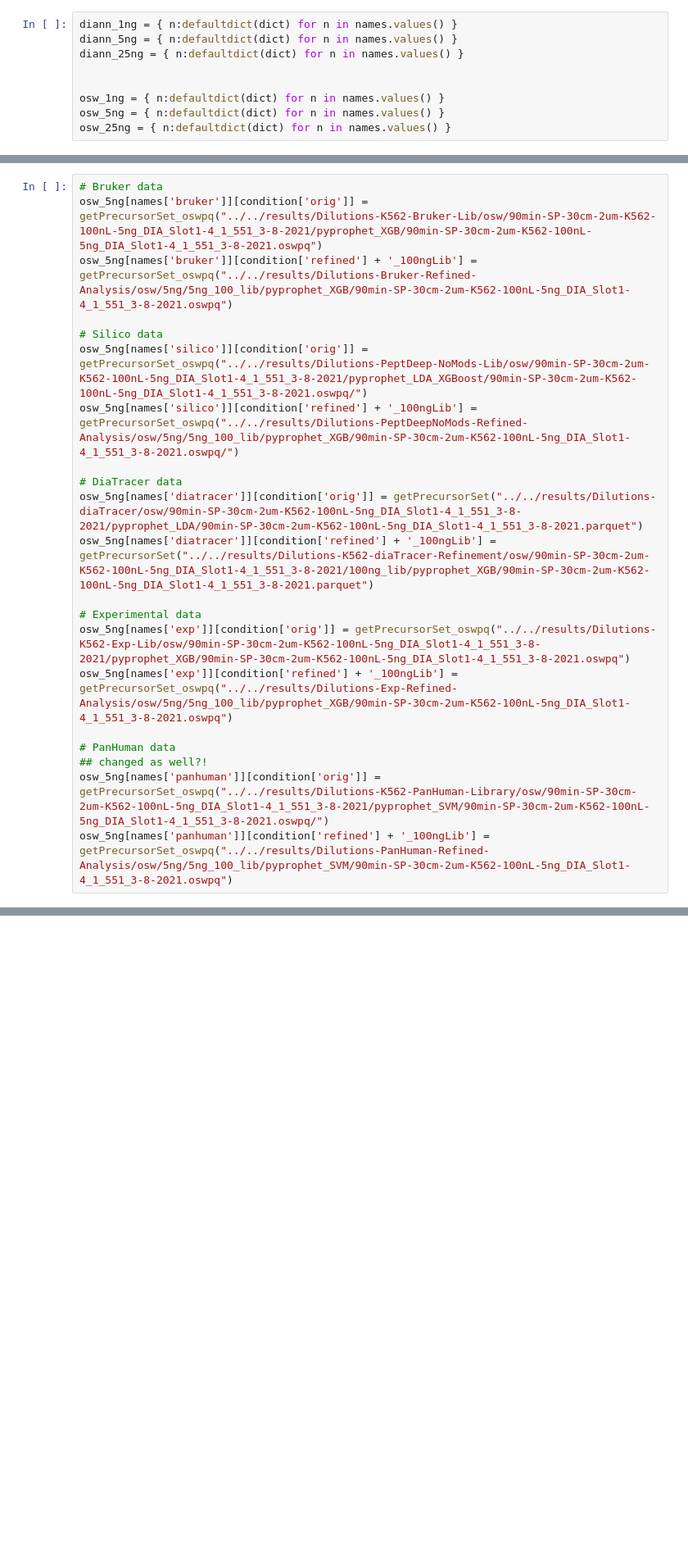
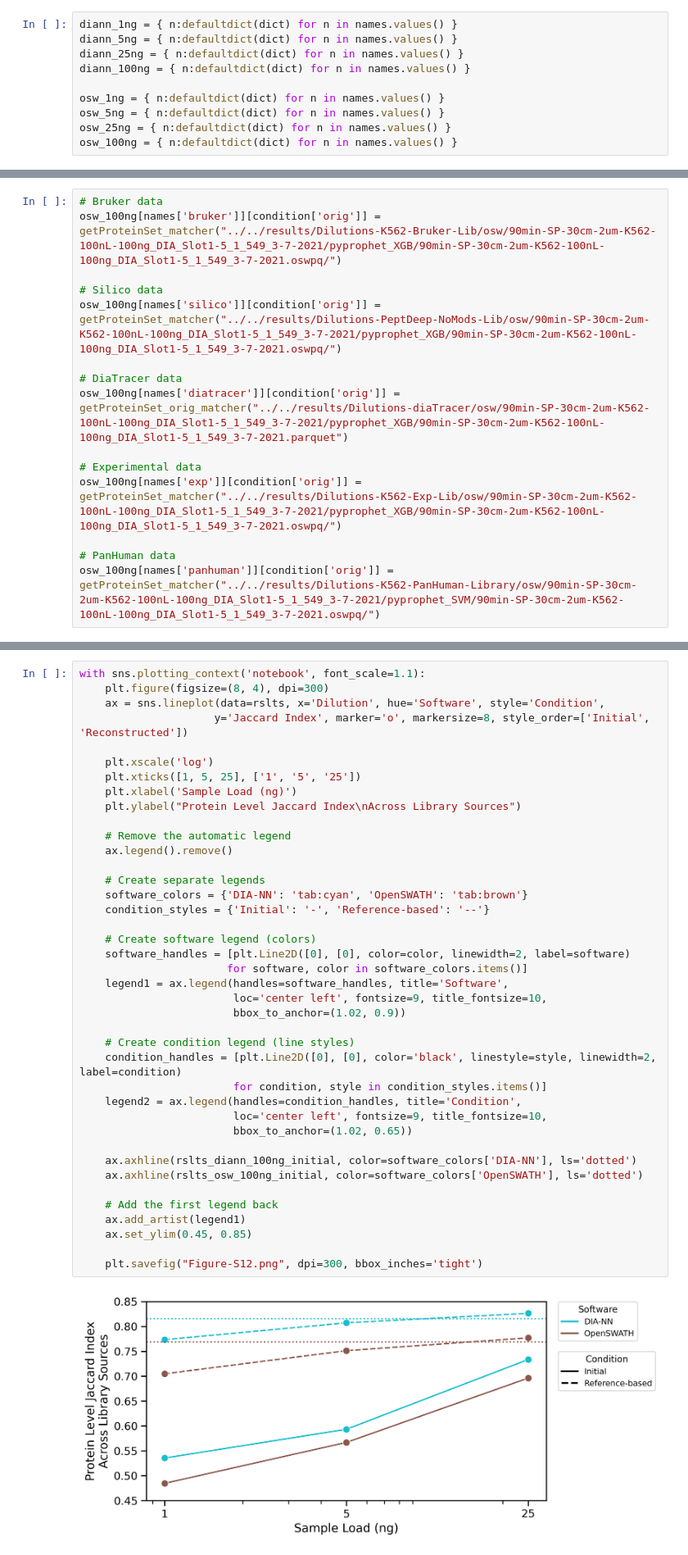
Before and after one commit to jcharkow/reference-based-diaPASEF-Libraries, a Jupyter notebook: figures/Supplemental/Figure-S12.ipynb, the cells around one changed output, grey strips where cells are left out. Shown at 82% size. Saved outputs shown, nothing was run; the diff lists cells and outputs as text; blank space fills up the shorter version.

```diff
--- a/figures/Supplemental/Figure-S12.ipynb
+++ b/figures/Supplemental/Figure-S12.ipynb
@@ -57,10 +61,11 @@ condition_palette = {
 diann_1ng = { n:defaultdict(dict) for n in names.values() }
 diann_5ng = { n:defaultdict(dict) for n in names.values() }
 diann_25ng = { n:defaultdict(dict) for n in names.values() }
-
+diann_100ng = { n:defaultdict(dict) for n in names.values() }
 
 osw_1ng = { n:defaultdict(dict) for n in names.values() }
 osw_5ng = { n:defaultdict(dict) for n in names.values() }
 osw_25ng = { n:defaultdict(dict) for n in names.values() }
+osw_100ng = { n:defaultdict(dict) for n in names.values() }
 # %% [markdown]
 ##### **DIA-NN Results**
@@ -195,22 +628,16 @@ osw_1ng[names['panhuman']][condition['refined'] + '_100ngLib'] = getPrecursorSet
 # %%
 # Bruker data
-osw_5ng[names['bruker']][condition['orig']] = getPrecursorSet_oswpq("../../results/Dilutions-K562-Bruker-Lib/osw/90min-SP-30cm-2um-K562-100nL-5ng_DIA_Slot1-4_1_551_3-8-2021/pyprophet_XGB/90min-SP-30cm-2um-K562-100nL-5ng_DIA_Slot1-4_1_551_3-8-2021.oswpq")
-osw_5ng[names['bruker']][condition['refined'] + '_100ngLib'] = getPrecursorSet_oswpq("../../results/Dilutions-Bruker-Refined-Analysis/osw/5ng/5ng_100_lib/pyprophet_XGB/90min-SP-30cm-2um-K562-100nL-5ng_DIA_Slot1-4_1_551_3-8-2021.oswpq")
+osw_100ng[names['bruker']][condition['orig']] = getProteinSet_matcher("../../results/Dilutions-K562-Bruker-Lib/osw/90min-SP-30cm-2um-K562-100nL-100ng_DIA_Slot1-5_1_549_3-7-2021/pyprophet_XGB/90min-SP-30cm-2um-K562-100nL-100ng_DIA_Slot1-5_1_549_3-7-2021.oswpq/")
 
 # Silico data
-osw_5ng[names['silico']][condition['orig']] = getPrecursorSet_oswpq("../../results/Dilutions-PeptDeep-NoMods-Lib/osw/90min-SP-30cm-2um-K562-100nL-5ng_DIA_Slot1-4_1_551_3-8-2021/pyprophet_LDA_XGBoost/90min-SP-30cm-2um-K562-100nL-5ng_DIA_Slot1-4_1_551_3-8-2021.oswpq/")
-osw_5ng[names['silico']][condition['refined'] + '_100ngLib'] = getPrecursorSet_oswpq("../../results/Dilutions-PeptDeepNoMods-Refined-Analysis/osw/5ng/5ng_100_lib/pyprophet_XGB/90min-SP-30cm-2um-K562-100nL-5ng_DIA_Slot1-4_1_551_3-8-2021.oswpq/")
+osw_100ng[names['silico']][condition['orig']] = getProteinSet_matcher("../../results/Dilutions-PeptDeep-NoMods-Lib/osw/90min-SP-30cm-2um-K562-100nL-100ng_DIA_Slot1-5_1_549_3-7-2021/pyprophet_XGB/90min-SP-30cm-2um-K562-100nL-100ng_DIA_Slot1-5_1_549_3-7-2021.oswpq/")
 
 # DiaTracer data
-osw_5ng[names['diatracer']][condition['orig']] = getPrecursorSet("../../results/Dilutions-diaTracer/osw/90min-SP-30cm-2um-K562-100nL-5ng_DIA_Slot1-4_1_551_3-8-2021/pyprophet_LDA/90min-SP-30cm-2um-K562-100nL-5ng_DIA_Slot1-4_1_551_3-8-2021.parquet")
-osw_5ng[names['diatracer']][condition['refined'] + '_100ngLib'] = getPrecursorSet("../../results/Dilutions-K562-diaTracer-Refinement/osw/90min-SP-30cm-2um-K562-100nL-5ng_DIA_Slot1-4_1_551_3-8-2021/100ng_lib/pyprophet_XGB/90min-SP-30cm-2um-K562-100nL-5ng_DIA_Slot1-4_1_551_3-8-2021.parquet")
+osw_100ng[names['diatracer']][condition['orig']] = getProteinSet_orig_matcher("../../results/Dilutions-diaTracer/osw/90min-SP-30cm-2um-K562-100nL-100ng_DIA_Slot1-5_1_549_3-7-2021/pyprophet_XGB/90min-SP-30cm-2um-K562-100nL-100ng_DIA_Slot1-5_1_549_3-7-2021.parquet")
 
 # Experimental data
-osw_5ng[names['exp']][condition['orig']] = getPrecursorSet_oswpq("../../results/Dilutions-K562-Exp-Lib/osw/90min-SP-30cm-2um-K562-100nL-5ng_DIA_Slot1-4_1_551_3-8-2021/pyprophet_XGB/90min-SP-30cm-2um-K562-100nL-5ng_DIA_Slot1-4_1_551_3-8-2021.oswpq")
-osw_5ng[names['exp']][condition['refined'] + '_100ngLib'] = getPrecursorSet_oswpq("../../results/Dilutions-Exp-Refined-Analysis/osw/5ng/5ng_100_lib/pyprophet_XGB/90min-SP-30cm-2um-K562-100nL-5ng_DIA_Slot1-4_1_551_3-8-2021.oswpq")
+osw_100ng[names['exp']][condition['orig']] = getProteinSet_matcher("../../results/Dilutions-K562-Exp-Lib/osw/90min-SP-30cm-2um-K562-100nL-100ng_DIA_Slot1-5_1_549_3-7-2021/pyprophet_XGB/90min-SP-30cm-2um-K562-100nL-100ng_DIA_Slot1-5_1_549_3-7-2021.oswpq/")
 
 # PanHuman data
-## changed as well?!
-osw_5ng[names['panhuman']][condition['orig']] = getPrecursorSet_oswpq("../../results/Dilutions-K562-PanHuman-Library/osw/90min-SP-30cm-2um-K562-100nL-5ng_DIA_Slot1-4_1_551_3-8-2021/pyprophet_SVM/90min-SP-30cm-2um-K562-100nL-5ng_DIA_Slot1-4_1_551_3-8-2021.oswpq/")
-osw_5ng[names['panhuman']][condition['refined'] + '_100ngLib'] = getPrecursorSet_oswpq("../../results/Dilutions-PanHuman-Refined-Analysis/osw/5ng/5ng_100_lib/pyprophet_SVM/90min-SP-30cm-2um-K562-100nL-5ng_DIA_Slot1-4_1_551_3-8-2021.oswpq")
+osw_100ng[names['panhuman']][condition['orig']] = getProteinSet_matcher("../../results/Dilutions-K562-PanHuman-Library/osw/90min-SP-30cm-2um-K562-100nL-100ng_DIA_Slot1-5_1_549_3-7-2021/pyprophet_SVM/90min-SP-30cm-2um-K562-100nL-100ng_DIA_Slot1-5_1_549_3-7-2021.oswpq/")
 # %% [output]
@@ -360,0 +723,42 @@ plt.savefig("Figure-S12.png", dpi=300, bbox_inches='tight')
+# %%
+with sns.plotting_context('notebook', font_scale=1.1):
+    plt.figure(figsize=(8, 4), dpi=300)
+    ax = sns.lineplot(data=rslts, x='Dilution', hue='Software', style='Condition',
+                     y='Jaccard Index', marker='o', markersize=8, style_order=['Initial', 'Reconstructed'])
+
+    plt.xscale('log')
+    plt.xticks([1, 5, 25], ['1', '5', '25'])
+    plt.xlabel('Sample Load (ng)')
+    plt.ylabel("Protein Level Jaccard Index\nAcross Library Sources")
+
+    # Remove the automatic legend
+    ax.legend().remove()
+
+    # Create separate legends
+    software_colors = {'DIA-NN': 'tab:cyan', 'OpenSWATH': 'tab:brown'}
+    condition_styles = {'Initial': '-', 'Reference-based': '--'}
+
+    # Create software legend (colors)
+    software_handles = [plt.Line2D([0], [0], color=color, linewidth=2, label=software)
+                       for software, color in software_colors.items()]
+    legend1 = ax.legend(handles=software_handles, title='Software',
+                        loc='center left', fontsize=9, title_fontsize=10,
+                        bbox_to_anchor=(1.02, 0.9))
+
+    # Create condition legend (line styles)
+    condition_handles = [plt.Line2D([0], [0], color='black', linestyle=style, linewidth=2, label=condition)
+                        for condition, style in condition_styles.items()]
+    legend2 = ax.legend(handles=condition_handles, title='Condition',
+                        loc='center left', fontsize=9, title_fontsize=10,
+                        bbox_to_anchor=(1.02, 0.65))
+
+    ax.axhline(rslts_diann_100ng_initial, color=software_colors['DIA-NN'], ls='dotted')
+    ax.axhline(rslts_osw_100ng_initial, color=software_colors['OpenSWATH'], ls='dotted')
+
+    # Add the first legend back
+    ax.add_artist(legend1)
+    ax.set_ylim(0.45, 0.85)
+
+    plt.savefig("Figure-S12.png", dpi=300, bbox_inches='tight')
+# %% [output]
+[figure, added]
```
Also changed, not shown: parts of 27 cells of this notebook, 21 other files.
